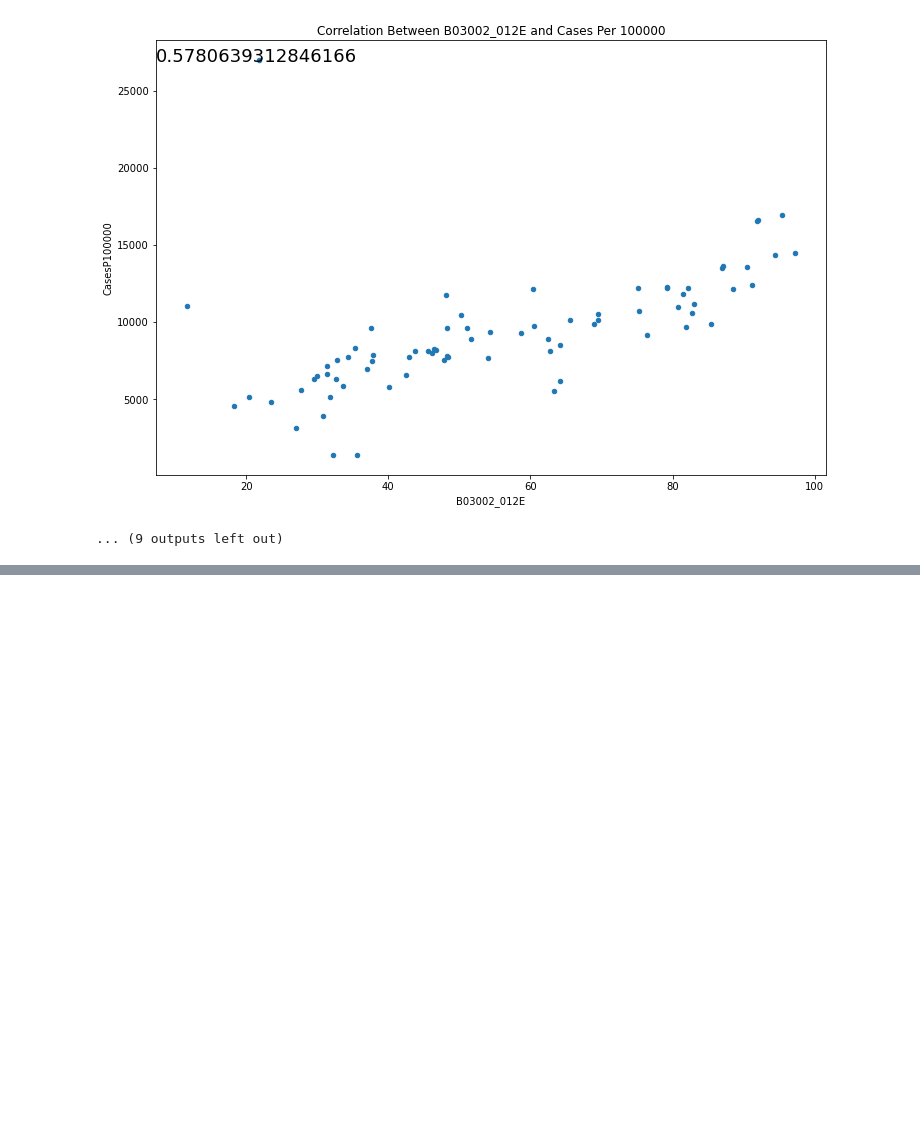
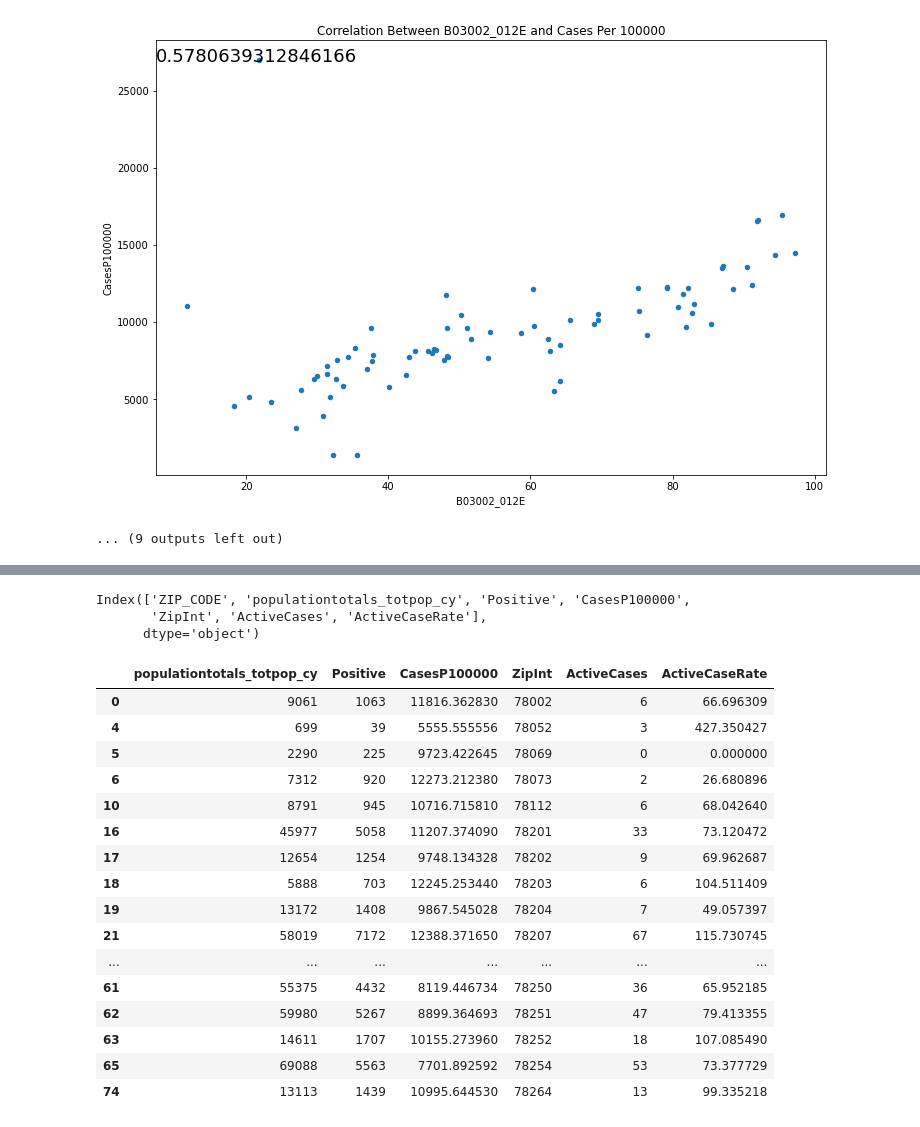
Before and after one commit to bakerv/COVID19, a Jupyter notebook: RaceCensusDataPull.ipynb, the cells around one changed output, grey strips where cells are left out. Cells and saved outputs as stored; diff of their text form; code cells hidden in the pictures; blank space fills up the shorter version.

Commit message:
updated filtering code and created csv files as merging filters

```diff
--- a/RaceCensusDataPull.ipynb
+++ b/RaceCensusDataPull.ipynb
@@ -326,10 +325,18 @@ for element in hispanic_list:
 [figure]
 ... (9 outputs left out)
 # %%
-# Isolate top 5 zipcodes and bottom five zipcodes
-    # check ethnicity stats
-#Group zip codes >80% hispanic and zip codes >
+#Group zip codes >51% hispanic and >51% non hispanic >
     #check stats, box plots
-majorityhispanic = merged_data.copy()[merged_data["Percent Hispanic or Latino"]]
-majoritynonhispanic = merged_data.copy()[merged_data["Percent Not Hispanic or Latino"]]
+majorityhispanic = pd.DataFrame
+majoritynonhispanic = pd.DataFrame
+
+majorityhispanic = merged_data.copy()[merged_data["Percent Hispanic or Latino"] >51]
+majoritynonhispanic = merged_data.copy()[merged_data["Percent Not Hispanic or Latino"]> 51]
+
+majorityhispanic_stats = majorityhispanic[['populationtotals_totpop_cy', 'Positive', 'CasesP100000',
+       'ZipInt', 'ActiveCases', 'ActiveCaseRate']]
+majoritynonhispanic_stats = majoritynonhispanic[['populationtotals_totpop_cy', 'Positive', 'CasesP100000',
+       'ZipInt', 'ActiveCases', 'ActiveCaseRate']]
+majorityhispanic["ZipInt"].to_csv("majorityhispanic_filter")
+majoritynonhispanic["ZipInt"].to_csv("majoritynonhispanic_filter")
 # %% [output]
@@ -336,0 +365,26 @@ KeyError: "None of [Float64Index([ 81.47226693985073, 23.510650099844685,  20.38
+# %%
+bexar_countydata.columns
+# %% [output]
+Index(['ZIP_CODE', 'populationtotals_totpop_cy', 'Positive', 'CasesP100000',
+       'ZipInt', 'ActiveCases', 'ActiveCaseRate'],
+      dtype='object')
+# %%
+display(majorityhispanic)
+# %% [output]
+|  | populationtotals_totpop_cy | Positive | CasesP100000 | ZipInt | ActiveCases | ActiveCaseRate |
+| 0 | 9061 | 1063 | 11816.362830 | 78002 | 6 | 66.696309 |
+| 4 | 699 | 39 | 5555.555556 | 78052 | 3 | 427.350427 |
+| 5 | 2290 | 225 | 9723.422645 | 78069 | 0 | 0.000000 |
+| 6 | 7312 | 920 | 12273.212380 | 78073 | 2 | 26.680896 |
+| 10 | 8791 | 945 | 10716.715810 | 78112 | 6 | 68.042640 |
+| 16 | 45977 | 5058 | 11207.374090 | 78201 | 33 | 73.120472 |
+| 17 | 12654 | 1254 | 9748.134328 | 78202 | 9 | 69.962687 |
+| 18 | 5888 | 703 | 12245.253440 | 78203 | 6 | 104.511409 |
+| 19 | 13172 | 1408 | 9867.545028 | 78204 | 7 | 49.057397 |
+| 21 | 58019 | 7172 | 12388.371650 | 78207 | 67 | 115.730745 |
+| ... | ... | ... | ... | ... | ... | ... |
+| 61 | 55375 | 4432 | 8119.446734 | 78250 | 36 | 65.952185 |
+| 62 | 59980 | 5267 | 8899.364693 | 78251 | 47 | 79.413355 |
+| 63 | 14611 | 1707 | 10155.273960 | 78252 | 18 | 107.085490 |
+| 65 | 69088 | 5563 | 7701.892592 | 78254 | 53 | 73.377729 |
+| 74 | 13113 | 1439 | 10995.644530 | 78264 | 13 | 99.335218 |
```
Also changed, not shown: parts of 6 cells of this notebook, 2 other files.
